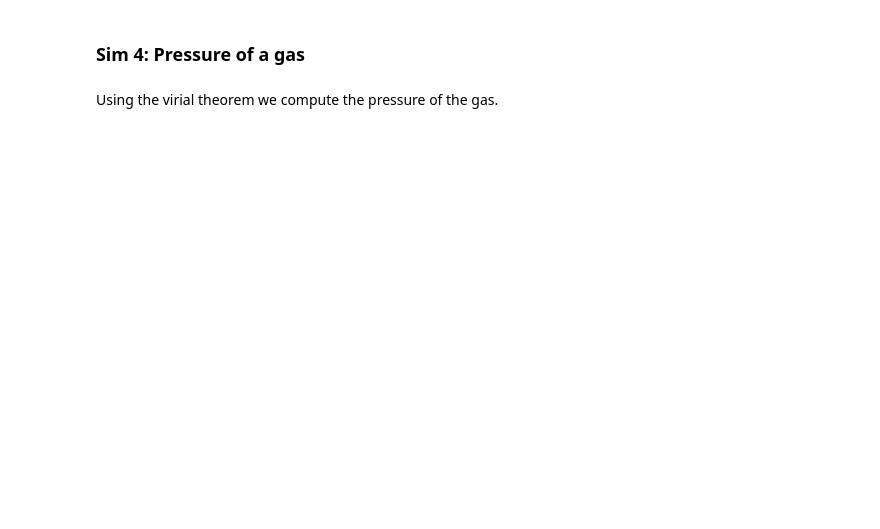
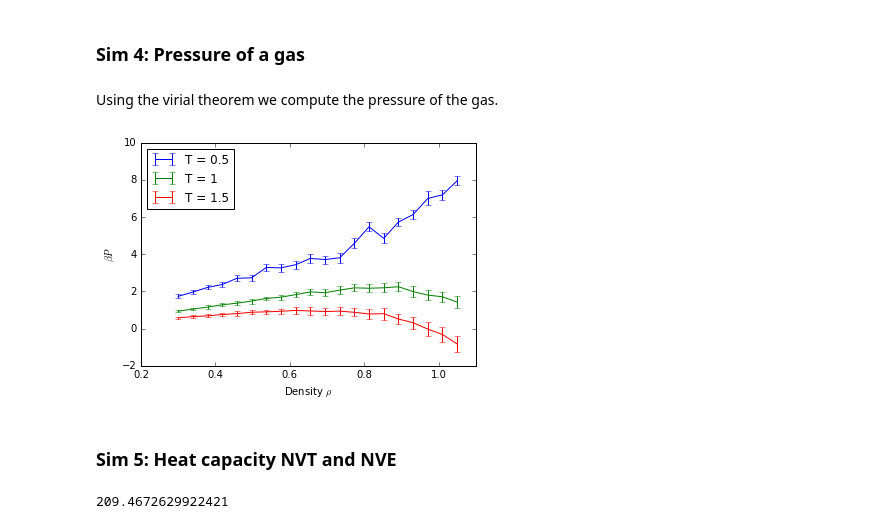
Before and after one commit to bas-de-jong/ArgonProject, a Jupyter notebook: ArgonGasSimulation.ipynb, the cells around one changed output. Saved outputs shown, nothing was run; the diff lists cells and outputs as text; code cells hidden in the pictures; blank space fills up the shorter version.

```diff
--- a/ArgonGasSimulation.ipynb
+++ b/ArgonGasSimulation.ipynb
@@ -238,0 +411,25 @@ Using the virial theorem we compute the pressure of the gas.
+# %%
+# Find pressure for multiple densities and temperatures
+density_array = [np.linspace(0.3, 1.05, 20), np.linspace(0.3, 1.05, 20), np.linspace(0.3, 1.05, 20)]
+T_array = [0.5, 1, 1.5]
+neq = 500 # equilibrium point
+
+pressure = [np.zeros([len(density_array[0]), nsteps-neq]), np.zeros([len(density_array[1]), nsteps-neq]), np.zeros([len(density_array[2]), nsteps-neq])]
+meanPressure = [np.zeros(len(density_array[0])), np.zeros(len(density_array[1])), np.zeros(len(density_array[2]))]
+error = [np.zeros(len(density_array[0])), np.zeros(len(density_array[1])), np.zeros(len(density_array[2]))]
+
+for temp in range(len(T_array)):
+    for dens in range(len(density_array[temp])):
+        density = density_array[temp][dens]
+
+        a = (4/density)**(1/3) # Unit cell size
+        L_box = M*a            # Length of sides of box
+        r_cut = 2*L_box/(2**(1/3))
+
+
+        pressureCoeff = simulate(N,M,T_array[temp],a,L_box,dt,nsteps,compPressure=True,constantT=True)[2]
+
+        pzero = ((N/L_box**3)**2)*epsilon*np.pi*(8/3)*((sigma**12)/(3*r_cut**9)-(sigma**6)/(r_cut**3))
+
+        pressure[temp][dens][:] = 3*(N/L_box**3)*kb*T - (1/(3*L_box**3))*pressureCoeff[neq:nsteps] - pzero
+        meanPressure[temp][dens], error[temp][dens] = comp_std_mean(pressure[temp][dens][:], 50)
@@ -238,0 +440,14 @@ Using the virial theorem we compute the pressure of the gas.
+# %%
+plt.figure()
+plt.errorbar(density_array[0],meanPressure[0]/T_array[0], yerr=error[0])
+plt.errorbar(density_array[1],meanPressure[1]/T_array[1], yerr=error[1])
+plt.errorbar(density_array[2],meanPressure[2]/T_array[2], yerr=error[2])
+plt.legend(['T = 0.5', 'T = 1', 'T = 1.5'], loc = 2)
+plt.xlabel(r'Density $\rho$')
+plt.ylabel(r'$\beta P$')
+#plt.savefig('.\Figures\Pressure_vs_Density_n=864.png')
+plt.show()
+# %% [output]
+[figure, added]
+# %% [markdown]
+<h3>Sim 5: Heat capacity NVT and NVE</h3>
@@ -238,0 +488,15 @@ Using the virial theorem we compute the pressure of the gas.
+# %%
+#calc heat cap
+[E_tot, E_kin] = simulate(N,M,T,a,L_box,dt,nsteps,energyPlot=False,compMomentum=False,constantT=True,
+                          returnEnergy = True)[2:4];
+exp_E_tot = np.mean(E_tot[500:])     #Expectation value of total energy for NVT
+var_E_tot = np.var(E_tot[500:])      #variance of total energy for NVT
+
+[E_tot, E_kin] = simulate(N,M,T,a,L_box,dt,nsteps,energyPlot=False,compMomentum=False,constantT=False,
+                          returnEnergy = True)[2:4];
+exp_E_kin = np.mean(E_kin[500:])     #Expection value of kinetic energy for NVE
+var_E_kin = np.var(E_kin[500:])      #variance of kinetic energy for NVE
+
+Heat_capacity_NVT(T,var_E_tot)
+# %% [output]
+209.4672629922421
```
Also changed, not shown: parts of 26 cells of this notebook, 3 other files.
